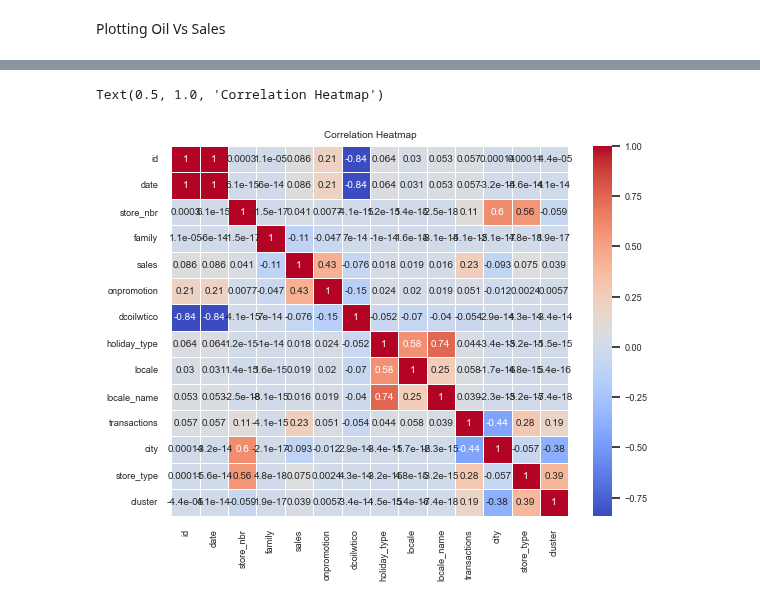
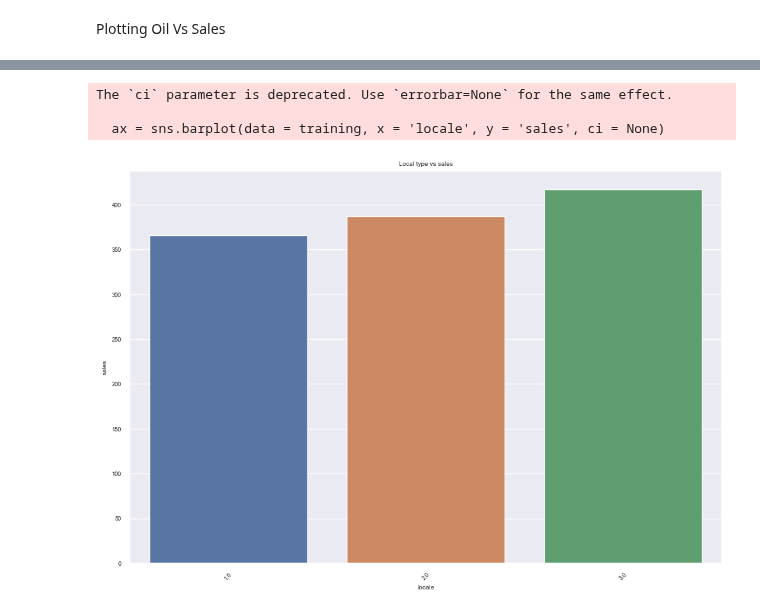
Before and after one commit to lieric90/Store-Sales, a Jupyter notebook: Store Sales Predictions/store_sale_predictions.ipynb, the cells around one changed output, grey strips where cells are left out. Drawn from its saved outputs; the diff is of its cells as text; code cells hidden in the pictures.

```diff
--- a/Store Sales Predictions/store_sale_predictions.ipynb
+++ b/Store Sales Predictions/store_sale_predictions.ipynb
@@ -275,12 +268,11 @@ The `ci` parameter is deprecated. Use `errorbar=None` for the same effect.
-# %%
-training = training.drop(['state'], axis=1)
-training = training.drop(['description'], axis=1)
-training = training.drop(['transferred'], axis=1)
-corr_matrix = training.corr()
-# %%
-sns.set(font_scale=0.6)
-sns.heatmap(corr_matrix, annot=True, cmap='coolwarm', linewidths=0.5)
-plt.title('Correlation Heatmap')
-# %% [output]
-Text(0.5, 1.0, 'Correlation Heatmap')
-[figure, removed]
+# %%
+plt.figure(figsize = (12, 8))
+ax = sns.barplot(data = training, x = 'locale', y = 'sales', ci = None)
+plt.xticks(rotation = 45)
+plt.title("Local type vs sales")
+plt.show()
+# %% [output]
+The `ci` parameter is deprecated. Use `errorbar=None` for the same effect.
+
+  ax = sns.barplot(data = training, x = 'locale', y = 'sales', ci = None)
+[figure, added]
```
Also changed, not shown: parts of 17 cells of this notebook.
